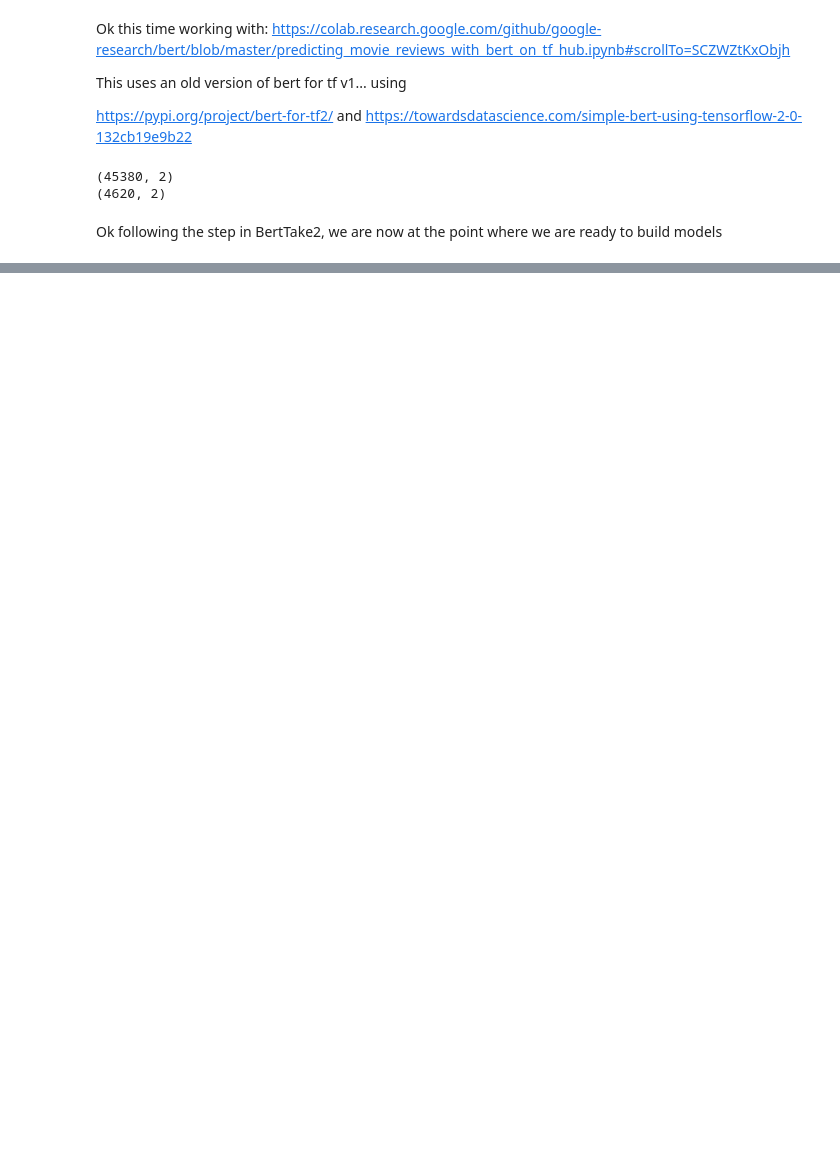
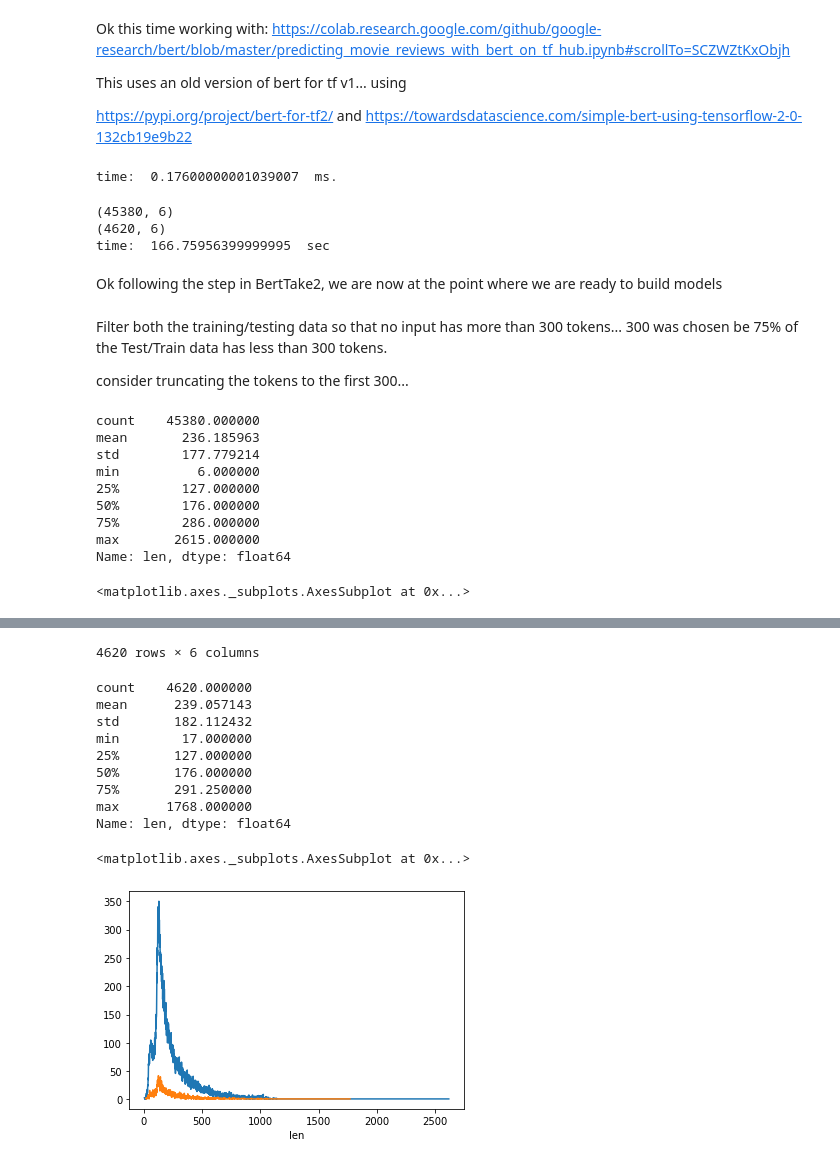
Before and after one commit to danielruss/funwithBert, a Jupyter notebook: BertTake3.ipynb, the cells around one changed output, grey strips where cells are left out. Cells and saved outputs as stored; diff of their text form; code cells hidden in the pictures; blank space fills up the shorter version.

```diff
--- a/BertTake3.ipynb
+++ b/BertTake3.ipynb
@@ -19,7 +19,11 @@ import re
 import random
 import math
 import hashlib
+import time
+import matplotlib
 
+
+t0 = time.process_time()
 
 TAG_RE = re.compile(r'<[^>]+>')
 
@@ -40,7 +44,14 @@ def preprocess_text(sen):
     sentence = re.sub(r'\s+', ' ', sentence)
 
     return sentence
+
+t1 = time.process_time()
+print("time: ",(t1-t0)*1000," ms." )
+# %% [output]
+time:  0.17600000001039007  ms.
 # %%
+t0 = time.process_time()
+
 # load the data
 movie_reviews = pd.read_csv("/Users/druss/Downloads/IMDB Dataset.csv")
 movie_reviews.shape
@@ -87,18 +98,52 @@ sorted_reviews_labels = [(review_lab[0], review_lab[1]) for review_lab in review
 #train_data = batched_dataset.skip(TEST_BATCHES)
 
 
-zz = pd.DataFrame(list(zip(reviews,tokenized_reviews,y)), columns=("text","tokens","label"))
+zz=pd.DataFrame( {
+    "text":pd.Series(reviews),
+    "tokens":pd.Series(tokenized_reviews),
+    "label":pd.Series(y)
+})
 zz["len"] = [ len(x) for x in zz["tokens"] ]
 
 # split the data into Train/test based on the md5 hash...
 zz["hash"] = [ hashlib.md5(x.encode('ascii')).hexdigest() for x in zz["text"] ]
 zz["Test"] = [ (int(x,16) % 100 > 90) for x in zz["hash"]]
-train_data = zz[zz["Test"] != True]
-test_data = zz[zz["Test"] == True]
+train_data = zz[zz["Test"] != True].copy()
+test_data = zz[zz["Test"] == True].copy()
 print(train_data.shape)
 print(test_data.shape)
+
+t1 = time.process_time()
+print("time: ",(t1-t0)," sec" )
 # %% [output]
-(45380, 2)
-(4620, 2)
+(45380, 6)
+(4620, 6)
+time:  166.75956399999995  sec
 # %% [markdown]
 Ok following the step in BertTake2,  we are now at the point where we are ready to build models
+# %% [markdown]
+Filter both the training/testing data so that no input has more than 300 tokens...
+300 was chosen be 75% of the Test/Train data has less than 300 tokens.
+
+consider truncating the tokens to the first 300...
+# %%
+tmp = train_data.groupby("len").size()
+display(train_data["len"].describe())
+display(tmp.plot())
+
+
+display(test_data)
+tmp1 = test_data.groupby("len").size()
+display(test_data["len"].describe())
+tmp1.plot()
+# %% [output]
+count    45380.000000
+mean       236.185963
+std        177.779214
+min          6.000000
+25%        127.000000
+50%        176.000000
+75%        286.000000
+max       2615.000000
+Name: len, dtype: float64
+<matplotlib.axes._subplots.AxesSubplot at 0x...>
@@ -105 +162,13 @@ Ok following the step in BertTake2,  we are now at the point where we are ready
+4620 rows × 6 columns
+count    4620.000000
+mean      239.057143
+std       182.112432
+min        17.000000
+25%       127.000000
+50%       176.000000
+75%       291.250000
+max      1768.000000
+Name: len, dtype: float64
+<matplotlib.axes._subplots.AxesSubplot at 0x...>
+[figure, added]
 # %%
```
Also changed, not shown: parts of 10 cells of this notebook.
